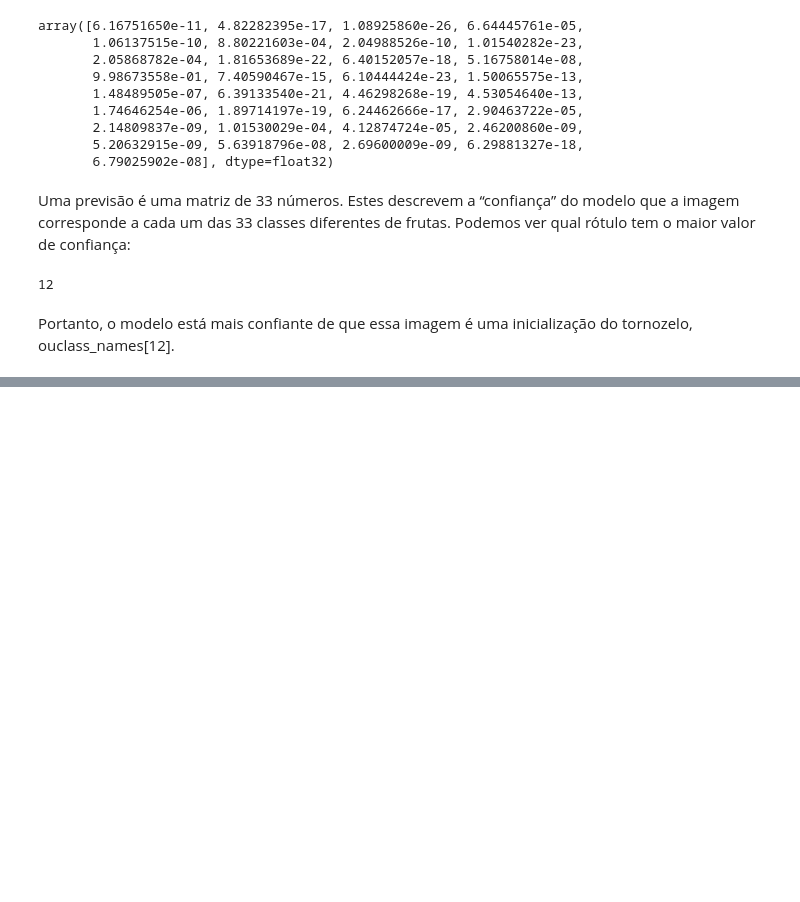
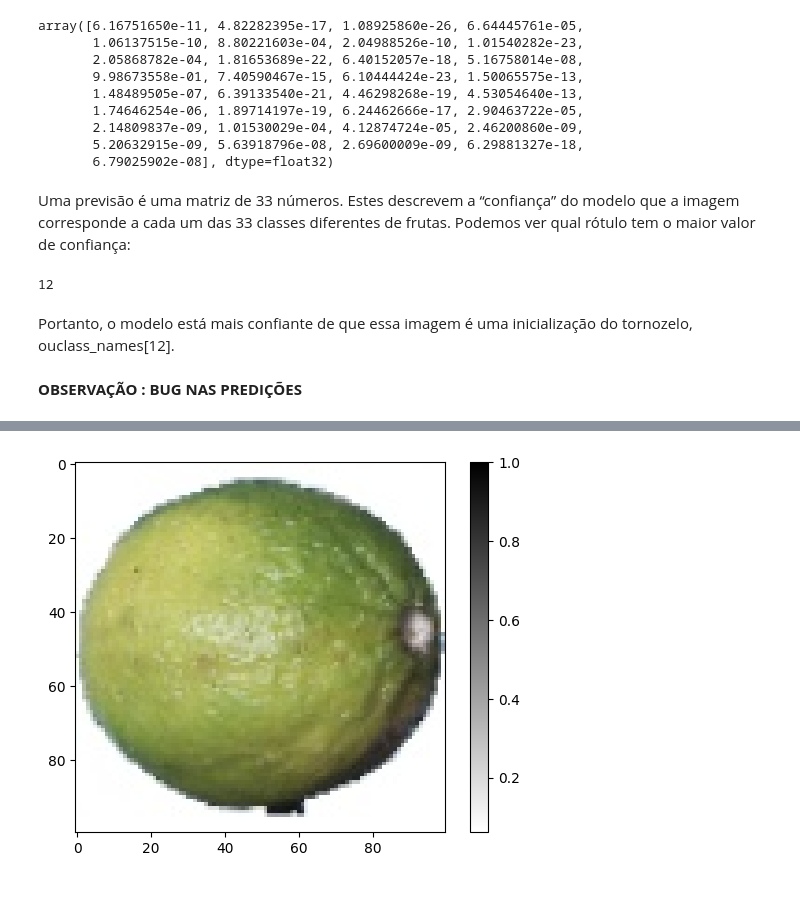
Before and after one commit to liviasydriao/atividade_04, a Jupyter notebook: Caderno/Fruit_classification.ipynb, the cells around one changed output, grey strips where cells are left out. Saved outputs shown, nothing was run; the diff lists cells and outputs as text; code cells hidden in the pictures; blank space fills up the shorter version.

```diff
--- a/Caderno/Fruit_classification.ipynb
+++ b/Caderno/Fruit_classification.ipynb
@@ -1018,3 +1015,45 @@ np.argmax(predictions[0])
 12
 # %% [markdown]
 Portanto, o modelo está mais confiante de que essa imagem é uma inicialização do tornozelo, ouclass_names[12].
+# %% [markdown]
+**OBSERVAÇÃO : BUG NAS PREDIÇÕES**
+# %%
+import numpy as np
+import matplotlib.pyplot as plt
+
+COLOR = 'white'
+plt.rcParams['text.color'] = COLOR
+plt.rcParams['axes.labelcolor'] = COLOR
+
+def predict(model, image, correct_label, class_names):
+    prediction = model.predict(np.array([image]))
+    predicted_class = class_names[np.argmax(prediction)]
+    show_image(image, class_names[correct_label], predicted_class)
+
+def show_image(img, label, guess):
+    plt.figure()
+    plt.imshow(img, cmap=plt.cm.binary)
+    #plt.title("Expected: " + label)
+    plt.xlabel("Guess: " + guess)
+    plt.colorbar()
+    plt.grid(False)
+    plt.show()
+
+def get_number():
+    while True:
+        num = input("Pick a number: ")
+        if num.isdigit():
+            num = int(num)
+            if 0 <= num < len(test_ds):
+                return int(num)
+        print("Invalid input. Try again...")
+
+num = get_number()
+
+# Encontrar a imagem correspondente ao número selecionado
+for i, data in enumerate(test_ds):
+    if i == num:
+        image = data[0]  # A imagem é o primeiro elemento do par (imagem, rótulo)
+        predict(model, image, None, class_names)  # Não temos acesso ao rótulo, então passamos None
+        break
+# %% [output]
@@ -1020,0 +1062 @@ Portanto, o modelo está mais confiante de que essa imagem é uma inicializaçã
+[figure, added]
```
Also changed, not shown: parts of 71 cells of this notebook.
